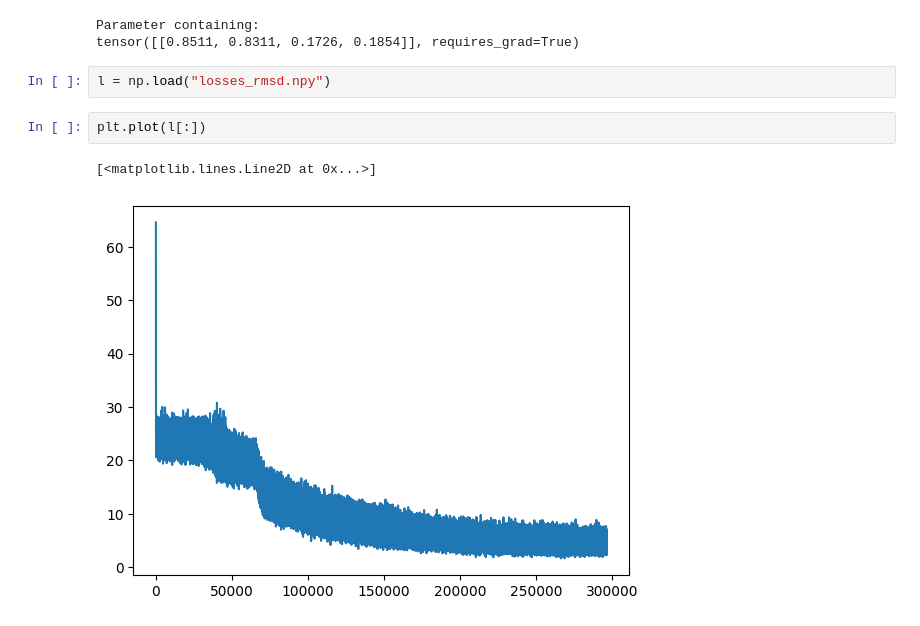
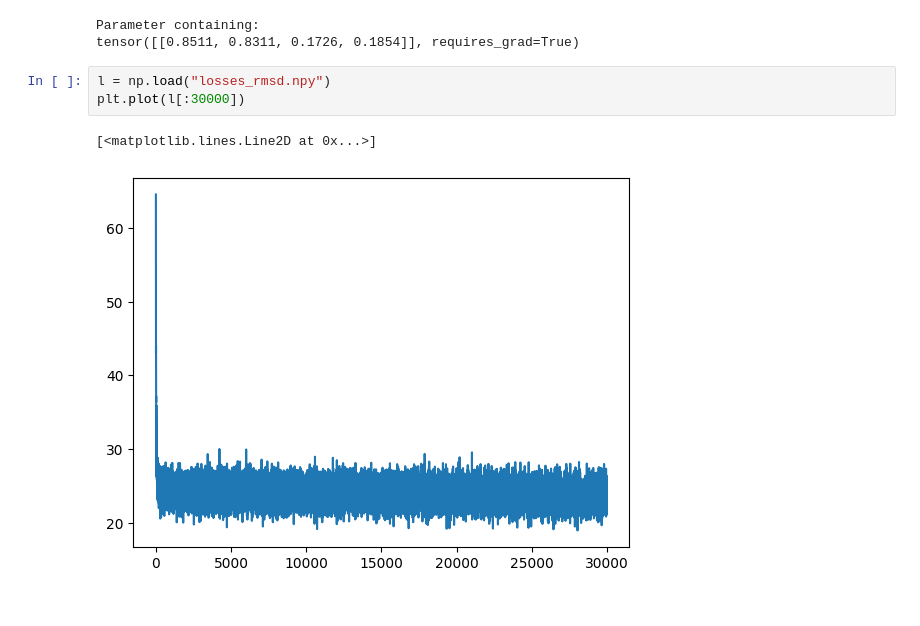
Before and after one commit to Gabriel-Ducrocq/segmentationCryoEM, a Jupyter notebook: visualization.ipynb, the cells around one changed output. Saved outputs shown, nothing was run; the diff lists cells and outputs as text.

```diff
--- a/visualization.ipynb
+++ b/visualization.ipynb
@@ -2001,8 +2001,7 @@ Parameter containing:
 tensor([[0.8511, 0.8311, 0.1726, 0.1854]], requires_grad=True)
 # %%
 l = np.load("losses_rmsd.npy")
+plt.plot(l[:30000])
+# %% [output]
+[<matplotlib.lines.Line2D at 0x...>]
+[figure, added]
-# %%
-plt.plot(l[:])
-# %% [output]
-[<matplotlib.lines.Line2D at 0x...>]
-[figure, removed]
```
Also changed, not shown: parts of 66 cells of this notebook, 1 other file.
